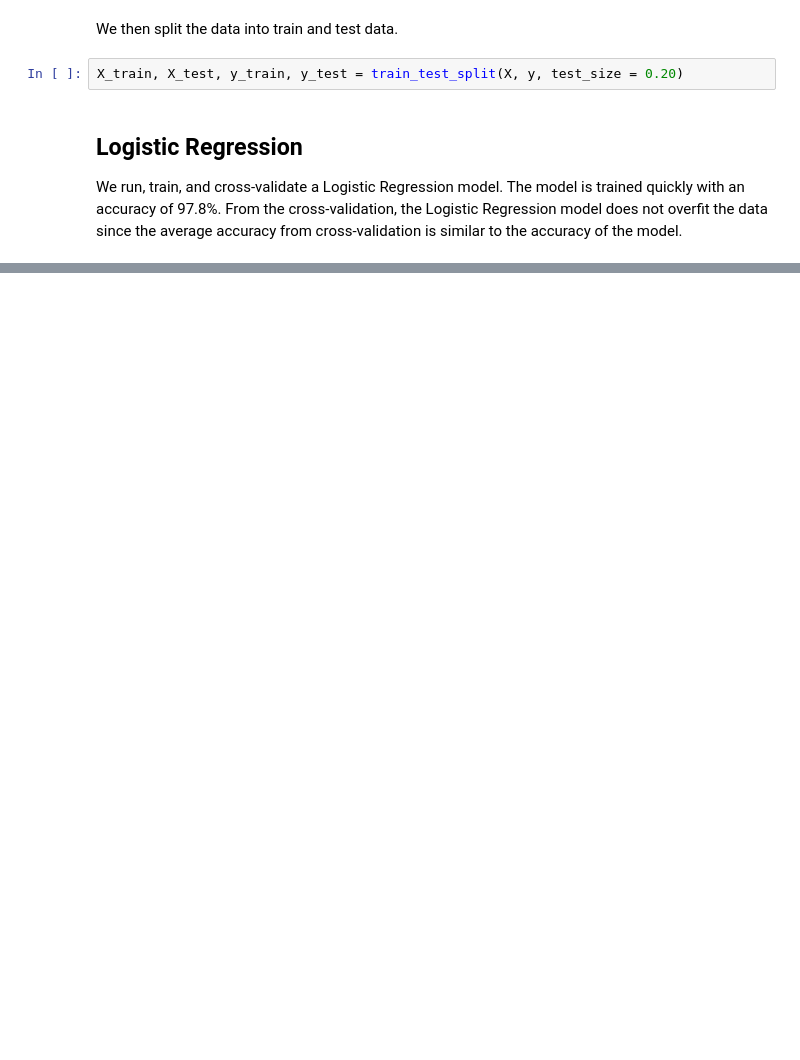
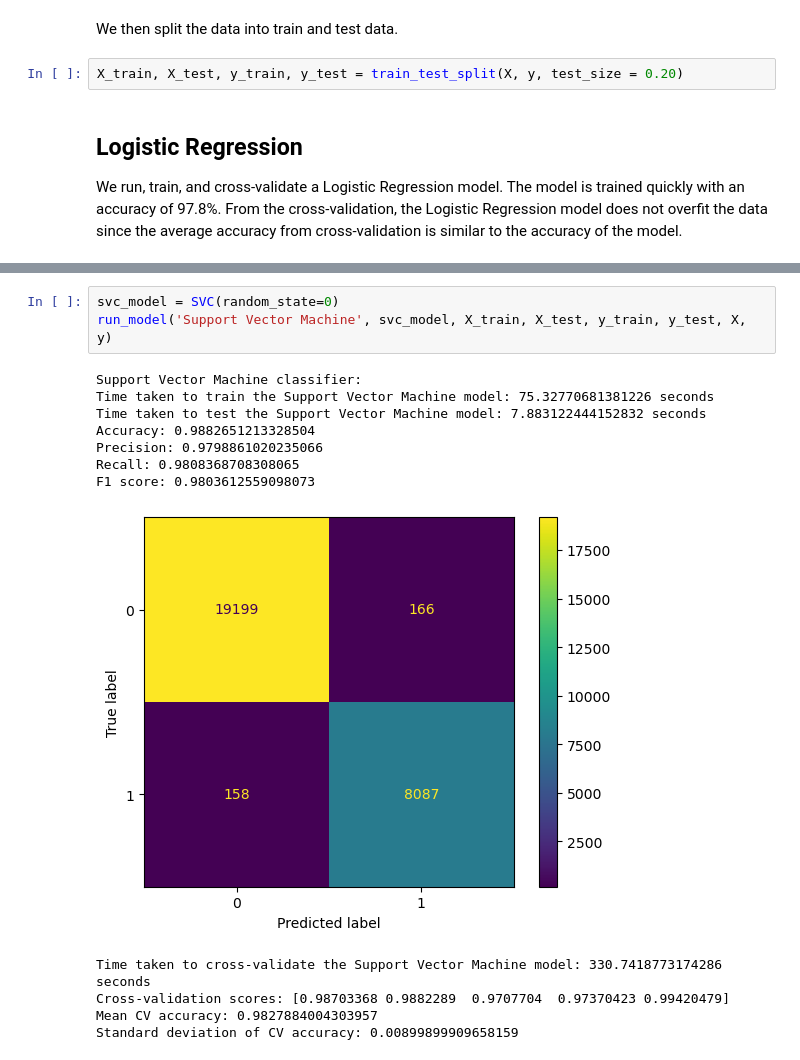
Before and after one commit to tsimhadri-ews/internproject, a Jupyter notebook: src/malwaretest.ipynb, the cells around one changed output, grey strips where cells are left out. Saved outputs shown, nothing was run; the diff lists cells and outputs as text; blank space fills up the shorter version.

```diff
--- a/src/malwaretest.ipynb
+++ b/src/malwaretest.ipynb
@@ -337,0 +326,16 @@ print(times)
+# %%
+svc_model = SVC(random_state=0)
+run_model('Support Vector Machine', svc_model, X_train, X_test, y_train, y_test, X, y)
+# %% [output]
+Support Vector Machine classifier:
+Time taken to train the Support Vector Machine model: 75.32770681381226 seconds
+Time taken to test the Support Vector Machine model: 7.883122444152832 seconds
+Accuracy: 0.9882651213328504
+Precision: 0.9798861020235066
+Recall: 0.9808368708308065
+F1 score: 0.9803612559098073
+[figure, added]
+Time taken to cross-validate the Support Vector Machine model: 330.7418773174286 seconds
+Cross-validation scores: [0.98703368 0.9882289  0.9707704  0.97370423 0.99420479]
+Mean CV accuracy: 0.9827884004303957
+Standard deviation of CV accuracy: 0.00899899909658159
```
Also changed, not shown: parts of 26 cells of this notebook.
